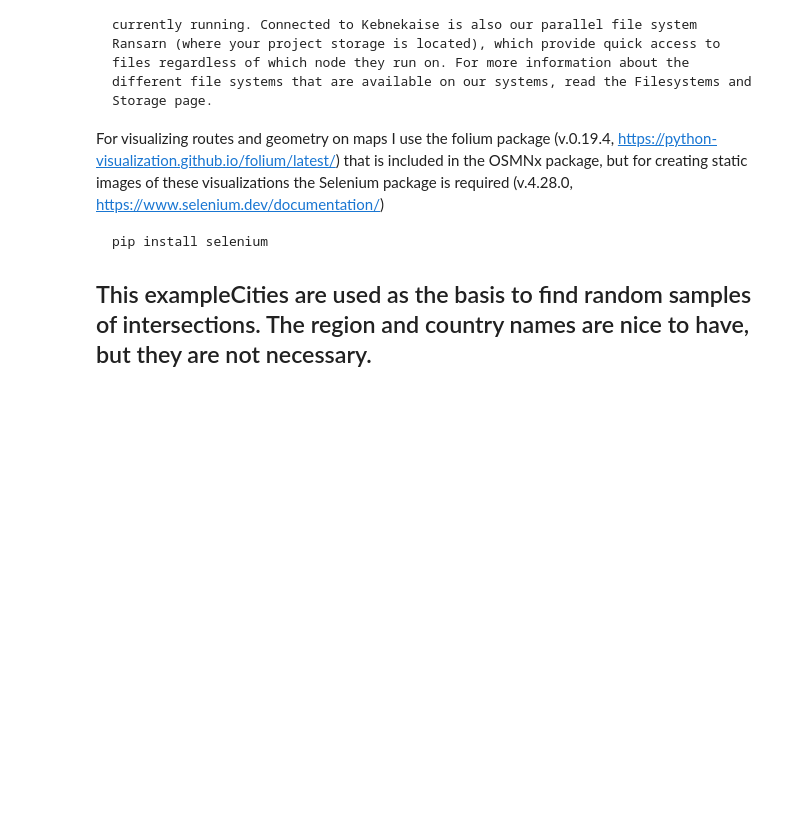
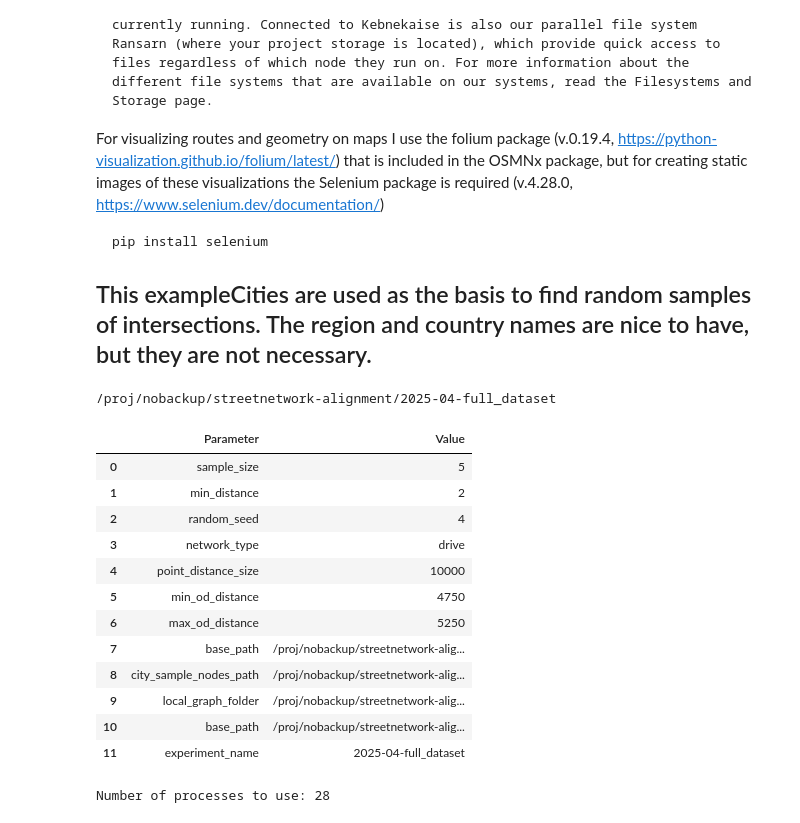
Before and after one commit to ArvHor/perceived-route-complexity, a Jupyter notebook: full_dataset_april.ipynb, the cells around one changed output. Saved outputs shown, nothing was run; the diff lists cells and outputs as text; code cells hidden in the pictures; blank space fills up the shorter version.

```diff
--- a/full_dataset_april.ipynb
+++ b/full_dataset_april.ipynb
@@ -37,7 +37,7 @@ base_path=f"/proj/nobackup/streetnetwork-alignment/{experiment_name}"
 print(base_path)
 min_od_distance = 4750
 max_od_distance = 5250
-od_pair_sample_size = 360
+od_pair_sample_size = 180
 
 
 if not os.path.exists(base_path):
@@ -46,33 +46,49 @@ if not os.path.exists(base_path):
 parameters_file_path = os.path.join(base_path, f"parameters.csv")
 city_sample_nodes_path = os.path.join(base_path, f'city_sample_nodes_{experiment_name}.csv')
 local_graph_folder = os.path.join(base_path, 'local_origin_graphs')
 
 with open(parameters_file_path, mode='w', newline='') as file:
     writer = csv.writer(file)
     writer.writerow(["Parameter", "Value"])
     writer.writerow(["sample_size", sample_size])
     writer.writerow(["min_distance", min_distance])
     writer.writerow(["random_seed", random_seed])
     writer.writerow(["network_type", network_type])
     writer.writerow(["point_distance_size", point_distance_size])
     writer.writerow(["min_od_distance", min_od_distance])
     writer.writerow(["max_od_distance", max_od_distance])
     writer.writerow(["base_path", base_path])
     writer.writerow(["city_sample_nodes_path", city_sample_nodes_path])
     writer.writerow(["local_graph_folder", local_graph_folder])
     writer.writerow(["base_path", base_path])
     writer.writerow(["experiment_name", experiment_name])
 
 import pandas as pd
 param = pd.read_csv(parameters_file_path)
 display(param)
 
 import multiprocessing
 
 num_processes = multiprocessing.cpu_count()  # Adjust based on your system's capabilities
 print(f"Number of processes to use: {num_processes}")
 
 # endregion
+# %% [output]
+/proj/nobackup/streetnetwork-alignment/2025-04-full_dataset
+|  | Parameter | Value |
+| 0 | sample_size | 5 |
+| 1 | min_distance | 2 |
+| 2 | random_seed | 4 |
+| 3 | network_type | drive |
+| 4 | point_distance_size | 10000 |
+| 5 | min_od_distance | 4750 |
+| 6 | max_od_distance | 5250 |
+| 7 | base_path | /proj/nobackup/streetnetwork-alig... |
+| 8 | city_sample_nodes_path | /proj/nobackup/streetnetwork-alig... |
+| 9 | local_graph_folder | /proj/nobackup/streetnetwork-alig... |
+| 10 | base_path | /proj/nobackup/streetnetwork-alig... |
+| 11 | experiment_name | 2025-04-full_dataset |
+Number of processes to use: 28
 # %%
 # region <get node sample from cities>
 # The workflow for analyzing the routes begins with coordinate points used as origin locations.
```
Also changed, not shown: parts of 1 cell of this notebook, 3 other files.
